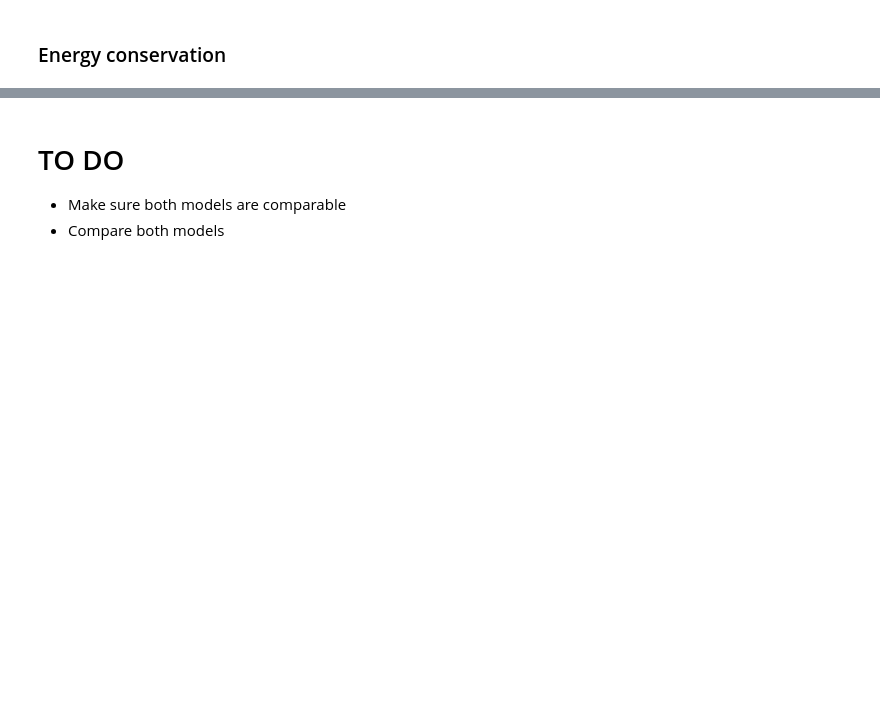
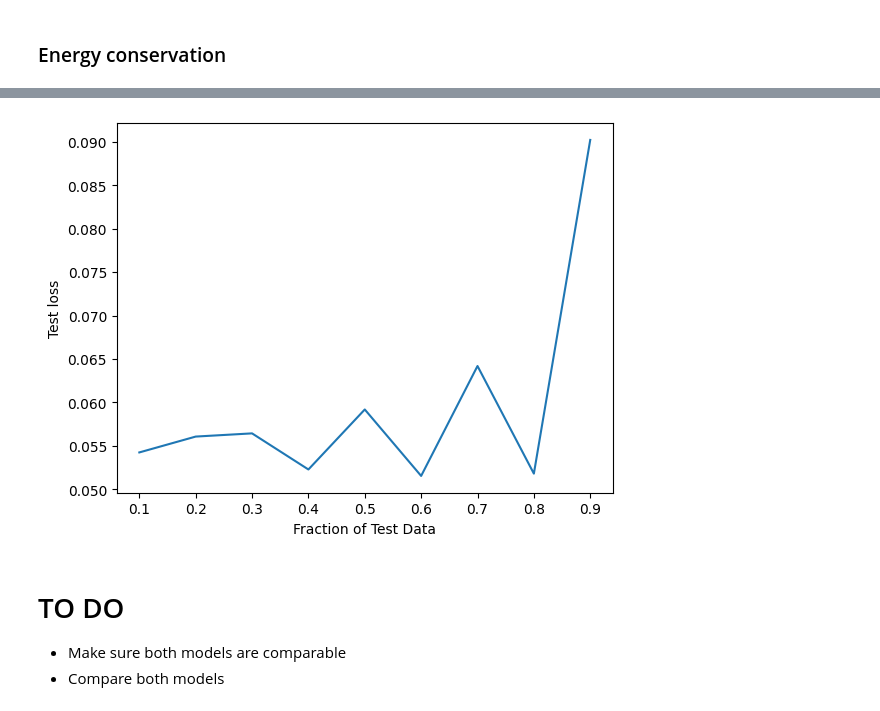
Before and after one commit to gvansan/Machine-learning-project, a Jupyter notebook: Harmonic Oscillator.ipynb, the cells around one changed output, grey strips where cells are left out. Saved outputs shown, nothing was run; the diff lists cells and outputs as text; code cells hidden in the pictures; blank space fills up the shorter version.

Commit message:
Added file to compare NN and PINN. Also added performance NN in function of number of training points

```diff
--- a/Harmonic Oscillator.ipynb
+++ b/Harmonic Oscillator.ipynb
@@ -654,0 +660,40 @@ plt.show()
+# %%
+coeff_tests = np.linspace(0.1,0.9, 9)
+losses = np.zeros(len(coeff_tests))
+k_folds = 5  # Number of folds
+
+
+for i,coeff in enumerate(coeff_tests):
+    print(f"Start training {i+1} with {round(coeff*100,1)}% of test data")
+    train_, test_ = create_trainig_test_set(harmonic_osc,
+                                        t_span=t_span,
+                                        n_steps=n_step,
+                                        n_data=n_data,
+                                        coeff_test=coeff,
+                                        method="RK45",
+                                        device=device,
+                                        seed=0)
+    # Prepare KFold
+    kf = KFold(n_splits=k_folds, shuffle=True, random_state=0)
+    fold_losses = []
+
+    for train_idx, val_idx in kf.split(train_['X']):  # Assuming full_train is dict with 'x' and 'y'
+        train_data = {k: v[train_idx] for k, v in train_.items()}
+        val_data = {k: v[val_idx] for k, v in train_.items()}
+
+        # Initialize a new model for each fold
+        model = HarmonicModel(
+            n_in=4,
+            hidden_sizes=best_params["hidden_sizes"],
+            activation=best_params["activation"]
+        ).to(device)
+
+        # Train
+        train_harmonic(model, lr=best_params["lr"], epochs=100, data=train_data)
+
+        # Evaluate
+        fold_loss = evaluate_harmonic(model, data=test)
+        fold_losses.append(fold_loss)
+
+    # Average loss across folds
+    losses[i] = np.mean(fold_losses)
@@ -655,3 +710,10 @@ plt.show()
+# %%
+plt.plot(coeff_tests,losses)
+plt.xlabel("Fraction of Test Data")
+plt.ylabel("Test loss")
+plt.show()
+# %% [output]
+[figure, added]
 # %% [markdown]
 # TO DO
 
```
Also changed, not shown: parts of 11 cells of this notebook, 2 other files.
